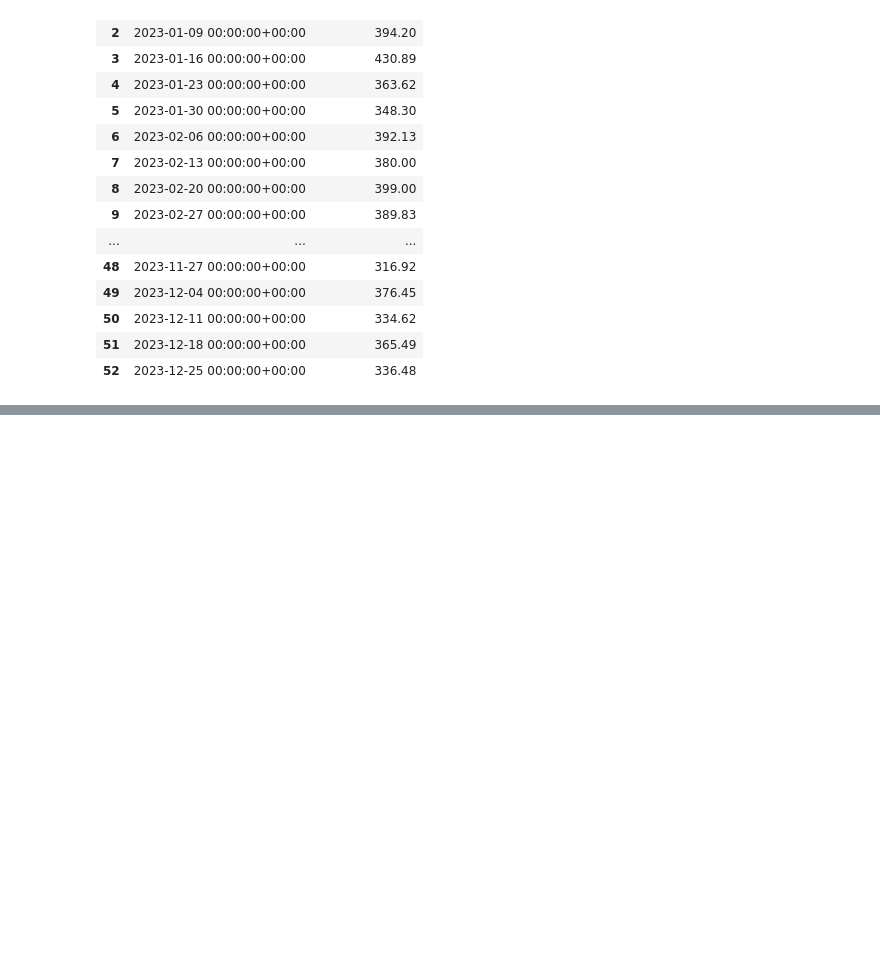
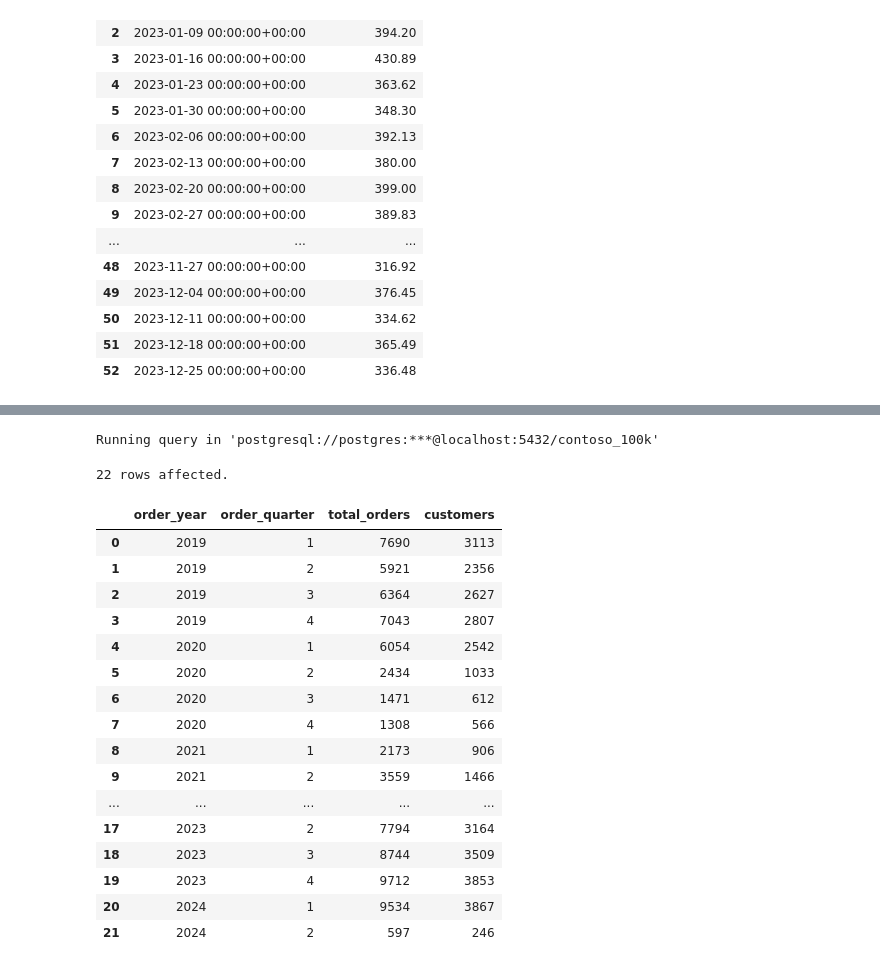
Before and after one commit to Bartek0829/SQL-learning, a Jupyter notebook: Resources/Date&TimeFunctions.ipynb, the cells around one changed output, grey strips where cells are left out. Saved outputs shown, nothing was run; the diff lists cells and outputs as text; code cells hidden in the pictures; blank space fills up the shorter version.

```diff
--- a/Resources/Date&TimeFunctions.ipynb
+++ b/Resources/Date&TimeFunctions.ipynb
@@ -151,0 +226,34 @@ Running query in 'postgresql://postgres:***@localhost:5432/contoso_100k'
+# %%
+%%sql
+SELECT
+  EXTRACT(YEAR FROM orderdate) AS order_year,
+  EXTRACT(QUARTER FROM orderdate) AS order_quarter,
+  COUNT(orderkey) AS total_orders,
+  COUNT(DISTINCT customerkey) AS customers
+FROM
+  sales
+WHERE
+  DATE_PART('year', orderdate) >= DATE_PART('year', NOW()) - 6
+GROUP BY
+  order_year,
+  order_quarter
+# %% [output]
+Running query in 'postgresql://postgres:***@localhost:5432/contoso_100k'
+22 rows affected.
+|  | order_year | order_quarter | total_orders | customers |
+| 0 | 2019 | 1 | 7690 | 3113 |
+| 1 | 2019 | 2 | 5921 | 2356 |
+| 2 | 2019 | 3 | 6364 | 2627 |
+| 3 | 2019 | 4 | 7043 | 2807 |
+| 4 | 2020 | 1 | 6054 | 2542 |
+| 5 | 2020 | 2 | 2434 | 1033 |
+| 6 | 2020 | 3 | 1471 | 612 |
+| 7 | 2020 | 4 | 1308 | 566 |
+| 8 | 2021 | 1 | 2173 | 906 |
+| 9 | 2021 | 2 | 3559 | 1466 |
+| ... | ... | ... | ... | ... |
+| 17 | 2023 | 2 | 7794 | 3164 |
+| 18 | 2023 | 3 | 8744 | 3509 |
+| 19 | 2023 | 4 | 9712 | 3853 |
+| 20 | 2024 | 1 | 9534 | 3867 |
+| 21 | 2024 | 2 | 597 | 246 |
```
Also changed, not shown: parts of 6 cells of this notebook.
